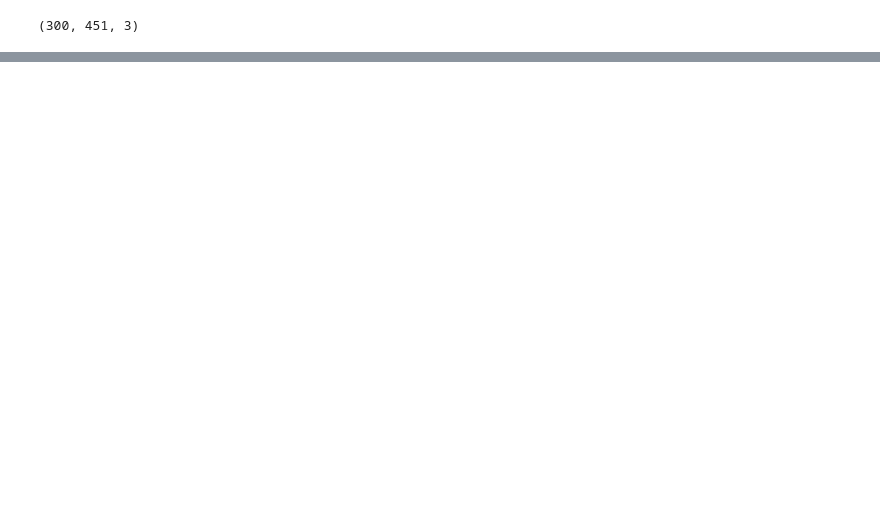
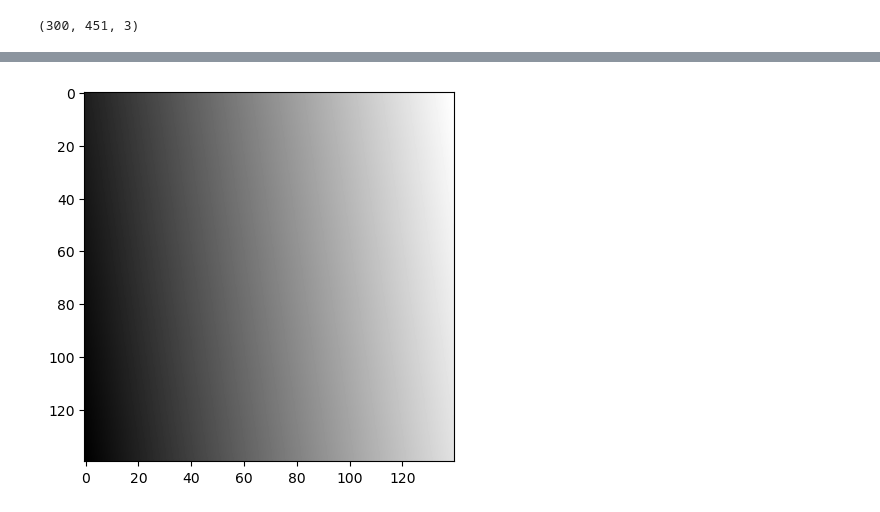
Before and after one commit to jakubMitura14/jax_cpu_experiments, a Jupyter notebook: test-project/test-python.ipynb, the cells around one changed output, grey strips where cells are left out. Cells and saved outputs as stored; diff of their text form; code cells hidden in the pictures; blank space fills up the shorter version.

```diff
--- a/test-project/test-python.ipynb
+++ b/test-project/test-python.ipynb
@@ -90,0 +125,51 @@ NameError: name 'ml_collections' is not defined
+# %%
+def get_3d_grating_vals(wavelength, alphaa,betaa,amplitude,shift_x,shift_y,shift_z, shift_amplitude,X,Y,Z):
+        alpha = jnp.pi*alphaa
+        beta = jnp.pi*betaa
+        x_mul = jnp.cos(alpha)*jnp.cos(beta)
+        y_mul= jnp.sin(alpha)*jnp.cos(beta)
+        z_mul = jnp.sin(beta)
+
+        return x_mul, y_mul, z_mul
+
+def get_3d_grating(wavelength, x_mul_a,x_mul_b, y_mul_a,y_mul_b, z_mul_a,z_mul_b ,amplitude,shift_x,shift_y,shift_z, shift_amplitude,X,Y,Z):
+
+        grating = (jnp.sin(
+                2*jnp.pi*(  ((X*x_mul_a)+shift_x)*x_mul_b+shift_x
+                          + ((Y*y_mul_a)+shift_y)*y_mul_b+shift_y
+                           +((Z*z_mul_a) +shift_z)*z_mul_b+shift_z
+                           )/ wavelength
+                        )*amplitude)+shift_amplitude
+        return grating
+
+
+x = jnp.arange(-70, 70, 1)
+X, Y,Z = jnp.meshgrid(x, x,x)
+wavelength = 20
+amplitude=1
+shift_x=0
+shift_y=0
+shift_z=0
+shift_amplitude=0
+alpha = 1.0
+beta =1.5
+x_mul_a, y_mul_a, z_mul_a =get_3d_grating_vals(wavelength, alpha,beta,amplitude,shift_x,shift_y,shift_z, shift_amplitude,X,Y,Z)
+
+wavelength = 20
+amplitude=1
+shift_x=0
+shift_y=0
+shift_z=0
+shift_amplitude=0
+alpha = 1.0
+beta =1.0
+x_mul_b, y_mul_b, z_mul_b=get_3d_grating_vals(wavelength, alpha,beta,amplitude,shift_x,shift_y,shift_z, shift_amplitude,X,Y,Z)
+
+x_mul_a, y_mul_a, z_mul_a
+
+grating=get_3d_grating(wavelength, x_mul_a,x_mul_b, y_mul_a,y_mul_b, z_mul_a,z_mul_b,amplitude,shift_x,shift_y,shift_z, shift_amplitude,X,Y,Z)
+plt.set_cmap("gray")
+plt.imshow(np.array(grating)[1,:,:])
+plt.show()
+# %% [output]
+[figure, added]
```
Also changed, not shown: parts of 7 cells of this notebook.
